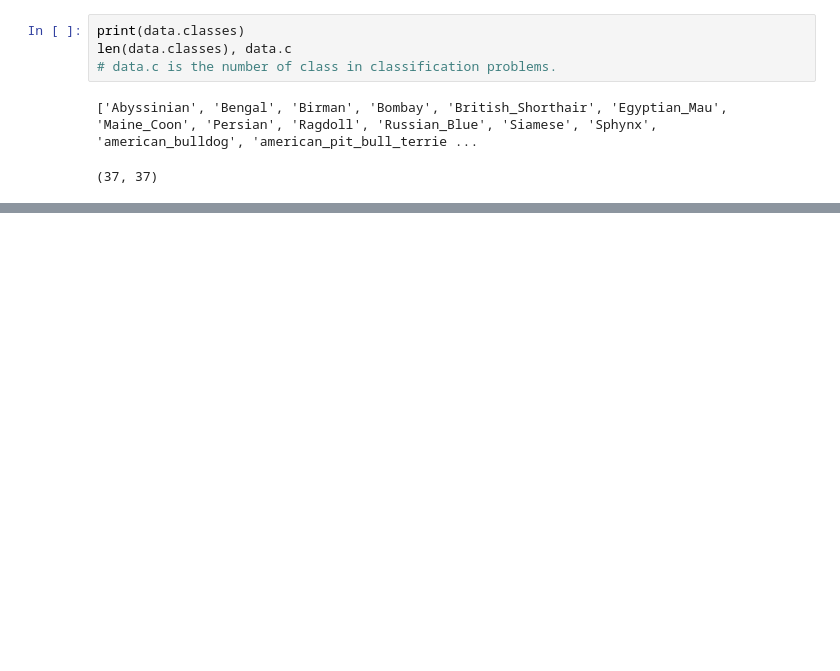
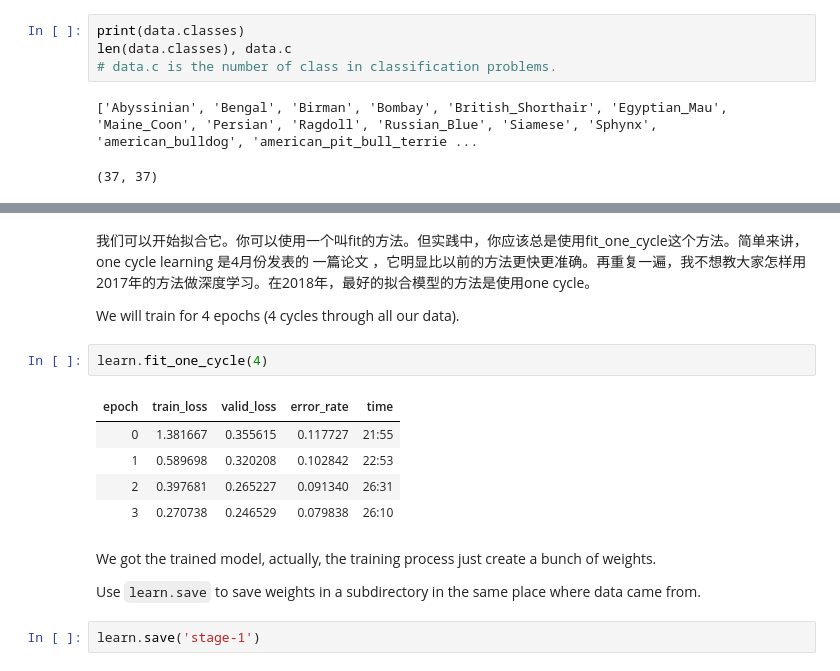
Before and after one commit to stemgene/fastai2019, a Jupyter notebook: Lesson1.ipynb, the cells around one changed output, grey strips where cells are left out. Cells and saved outputs as stored; diff of their text form; blank space fills up the shorter version.

```diff
--- a/Lesson1.ipynb
+++ b/Lesson1.ipynb
@@ -100,0 +157,18 @@ len(data.classes), data.c
+# %% [markdown]
+我们可以开始拟合它。你可以使用一个叫fit的方法。但实践中，你应该总是使用fit_one_cycle这个方法。简单来讲，one cycle learning 是4月份发表的 一篇论文 ，它明显比以前的方法更快更准确。再重复一遍，我不想教大家怎样用2017年的方法做深度学习。在2018年，最好的拟合模型的方法是使用one cycle。
+
+We will train for 4 epochs (4 cycles through all our data).
+# %%
+learn.fit_one_cycle(4)
+# %% [output]
+| epoch | train_loss | valid_loss | error_rate | time |
+| 0 | 1.381667 | 0.355615 | 0.117727 | 21:55 |
+| 1 | 0.589698 | 0.320208 | 0.102842 | 22:53 |
+| 2 | 0.397681 | 0.265227 | 0.091340 | 26:31 |
+| 3 | 0.270738 | 0.246529 | 0.079838 | 26:10 |
+# %% [markdown]
+We got the trained model, actually, the training process just create a bunch of weights.
+
+Use `learn.save` to save weights in a subdirectory in the same place where data came from.
+# %%
+learn.save('stage-1')
```
Also changed, not shown: parts of 17 cells of this notebook.
